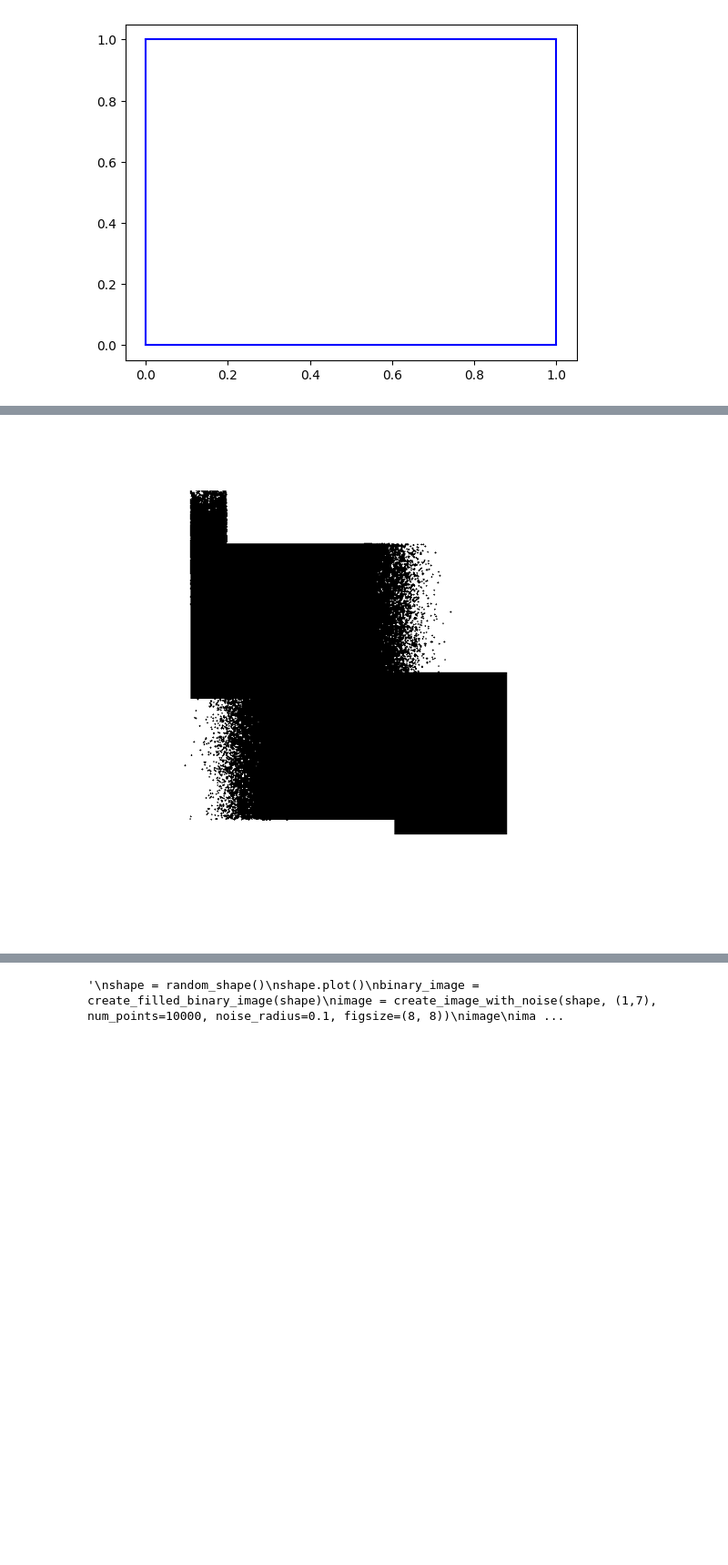
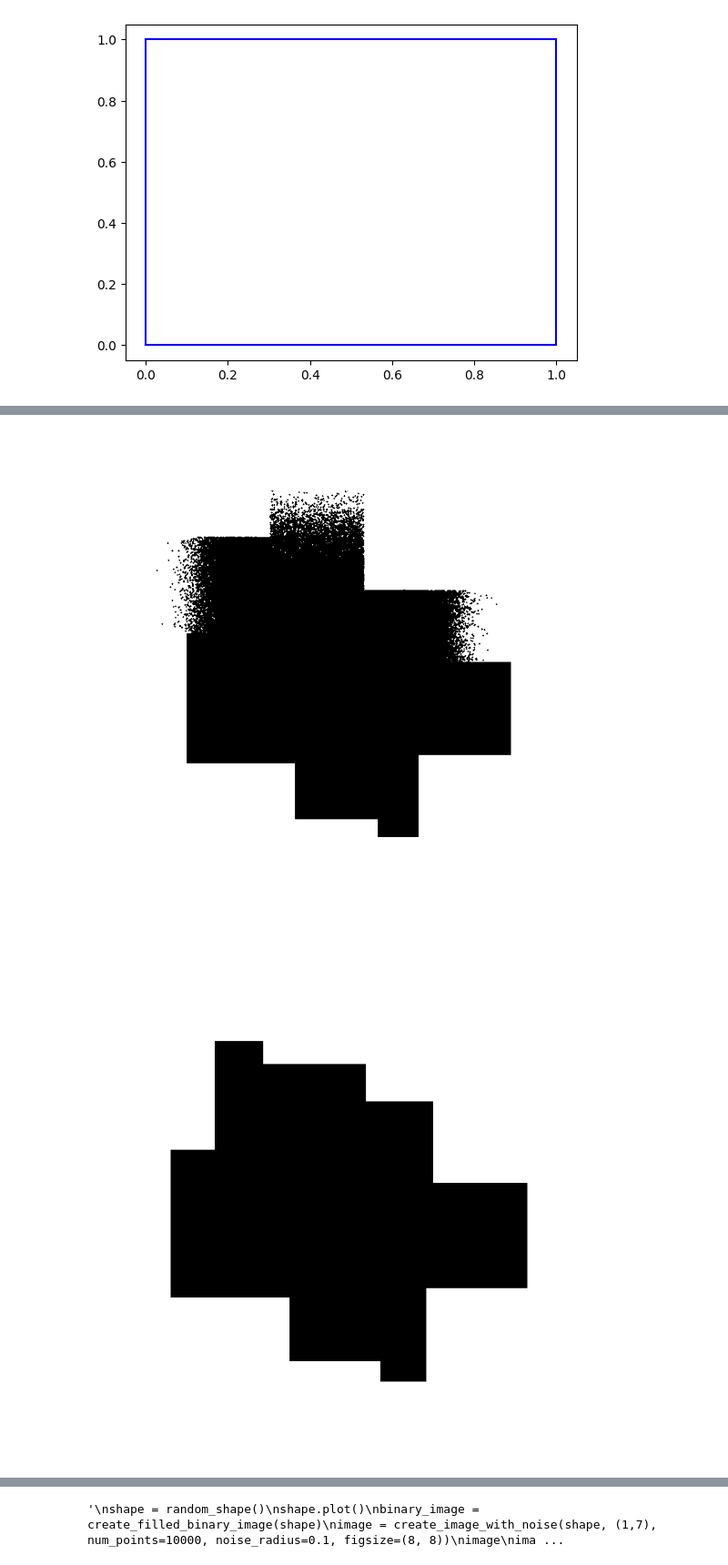
Before and after one commit to DKormann/immorise_2d, a Jupyter notebook: data_loader/bin_img_generator_v1.ipynb, the cells around one changed output, grey strips where cells are left out. Shown at 91% size. Saved outputs shown, nothing was run; the diff lists cells and outputs as text; code cells hidden in the pictures; blank space fills up the shorter version.

```diff
--- a/data_loader/bin_img_generator_v1.ipynb
+++ b/data_loader/bin_img_generator_v1.ipynb
@@ -90,7 +100,9 @@ import matplotlib.pyplot as plt
 from matplotlib.patches import Polygon
 from PIL import Image
 
-def create_image_with_noise(shape, edge_indices, num_points=1000, noise_radius=0.1, figsize=(6, 6)):
+def create_image_with_noise(shape, edge_indices, num_points=1000, noise_radius=0.1, figsize=(6, 6), binary = True):
+    target_img, _ = create_filled_binary_image(shape)
+
     fig, ax = plt.subplots(figsize=figsize)     # set the axis the same as figsize
 
     # Put vertices in an array
@@ -123,15 +135,22 @@ def create_image_with_noise(shape, edge_indices, num_points=1000, noise_radius=0
     fig.canvas.draw()
     image = np.frombuffer(fig.canvas.tostring_rgb(), dtype=np.uint8)
     image = image.reshape(fig.canvas.get_width_height()[::-1] + (3,))
-    image = Image.fromarray(image).convert('L').point(lambda x: 255 if x > 128 else 0, '1')
+
+    if binary:
+        image = Image.fromarray(image).convert('L').point(lambda x: 255 if x > 128 else 0, '1')
 
     plt.close(fig)  # show only once
-    return image
+
+    # I require both the image and the target because of geometric transformations applying to both.
+    return image, target_img
 # %%
-image = create_image_with_noise(shape, (1,4,7), num_points=10000, noise_radius=0.1, figsize=(8, 8))
-image
+image, target_img = create_image_with_noise(shape, edge_indices=(1,4,7), num_points=10000, noise_radius=0.1, figsize=(8, 8))
+
+display(image)
+display(target_img)
 # %% [output]
-[figure, old version]
+[figure, new version]
+[figure, added]
 # %%
 import numpy as np
 import matplotlib.pyplot as plt
```
Also changed, not shown: parts of 8 cells of this notebook.
